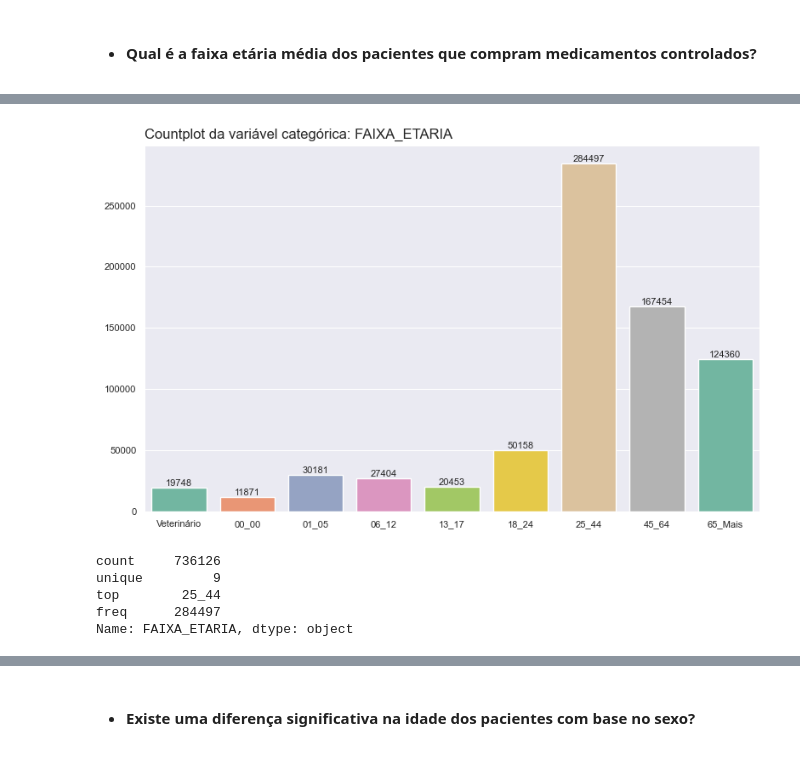
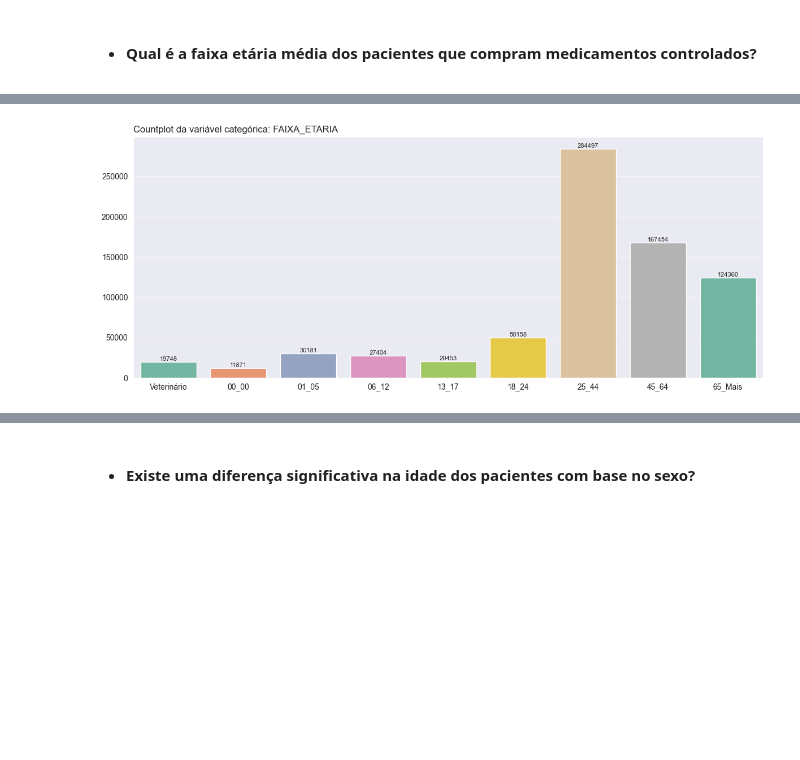
Before and after one commit to emso-exe/Venda_de_medicamentos_controlados_e_antimicrobianos_-_industrializados, a Jupyter notebook: 001_analise_de_vendas.ipynb, the cells around one changed output, grey strips where cells are left out. Saved outputs shown, nothing was run; the diff lists cells and outputs as text; code cells hidden in the pictures; blank space fills up the shorter version.

Commit message:
feat: Criação e ajustes nas funções geradoras de gráficos.

```diff
--- a/001_analise_de_vendas.ipynb
+++ b/001_analise_de_vendas.ipynb
@@ -367,11 +371,16 @@ df.dtypes.to_frame().rename(columns={0: 'Tipo'})
 | DATA_PROC | object |
 | DATA_REF | category |
 # %%
+# Tranasformando os tipos dos dados
+
 df['ANO_VENDA'] = df['ANO_VENDA'].astype('int32')
+
 df['MES_VENDA'] = df['MES_VENDA'].astype('int8')
+
 df['SEXO'] = df['SEXO'].astype('int8')
-df['IDADE'] = df['IDADE'].astype('float')
+
 df['TIPO_RECEITUARIO'] = df['TIPO_RECEITUARIO'].astype('int8')
+
 df['DATA_PROC'] = pd.to_datetime(df['DATA_PROC'])
 
 df['DATA_REF'] = df['DATA_REF'].str.strip()
@@ -398,10 +407,2 @@ df.dtypes.to_frame().rename(columns={0: 'Tipo'})
 # %% [markdown]
 ### 4.4. Análise da cardinalidade
-# %%
-cols = df.columns
-qtde_unicos = 12
-
-for col in cols:
-    if df[col].nunique() <= qtde_unicos:
-        data = pd.DataFrame(fn.exibe_valores_unicos(df[col]))
-        display(data)
@@ -517,7 +546,7 @@ graf_boxplot(df)
 # %%
 # Geração dos limites inferior e superior das variáveis que apresentaram outliers
 
-cols = ['QTD_VENDIDA', 'IDADE']
+cols = df.select_dtypes(include=['number']).columns
 
 for col in cols:
 
@@ -714,28 +786,39 @@ df.head()
 | 3 | 2020 | 10 | SP | MONGAGUÁ | ACETATO DE PREDNISOLONA + GATIFLO... | 3 MG/ML + 10 MG/ML SUS OFT CT FR ... | 1 | ... |
 | 4 | 2020 | 10 | SP | MONGAGUÁ | ACETATO DE PREDNISOLONA + GATIFLO... | 3 MG/ML + 10 MG/ML SUS OFT CT FR ... | 1 | ... |
 # %%
-# Plotar gráfico
-plt.figure(figsize=(8, 5))
-ax = sns.countplot(data=df, x='FAIXA_ETARIA', palette='Set2')
-ax.set_title(f'Countplot da variável categórica: FAIXA_ETARIA', loc='left')
-ax.set(xlabel='', ylabel='')
-ax.tick_params(labelsize=8)
-ax.ticklabel_format(style='plain', axis='y')
-# Adicionar rótulos (valores) nas barras
-for container in ax.containers:
-    ax.bar_label(container, size=8)
+def graf_countplot(dataframe, x, hue=None):
+    '''
+    Função para gerar um gráfico countplot.
 
-# Ajustar o layout para evitar sobreposição
-plt.tight_layout()
-plt.subplots_adjust(wspace=0.15, hspace=0.2)
-plt.show()
+    :param data: DataFrame
+        DataFrame contendo os dados.
+    :param x: str
+        Nome da coluna a ser plotada no eixo x.
+    :param hue: str, opcional
+        Nome da coluna usada para distinguir subcategorias no eixo x.
+    '''
+    # Plotar o gráfico
+    plt.figure(figsize=(12, 5))
+    ax = sns.countplot(data=dataframe, x=x, palette='Set2', hue=hue)
+
+    # Adiciona título ao gráfico
+    ax.set_title(f'Countplot da variável categórica: {x}', loc='left')
+    # Remover rótulos dos eixos
+    ax.set(xlabel='', ylabel='')
+    # Ajusta o tamanho dos rótulos
+    ax.tick_params(labelsize=10)
+    # Exibe rótulos sem formatação especial
+    ax.ticklabel_format(style='plain', axis='y')
+
+    # Adiciona rótulos (valores) nas barras
+    for container in ax.containers:
+        ax.bar_label(container, size=8)
+
+    # Ajusta o layout para evitar sobreposição
+    plt.tight_layout()
+    plt.subplots_adjust(wspace=0.15, hspace=0.2)
+    plt.show()
+
+graf_countplot(df, 'FAIXA_ETARIA')
 # %% [output]
-[figure, old version]
+[figure, new version]
-# %%
-df['FAIXA_ETARIA'].describe()
-# %% [output]
-count     736126
-unique         9
-top        25_44
-freq      284497
-Name: FAIXA_ETARIA, dtype: object
```
Also changed, not shown: parts of 21 cells of this notebook.
